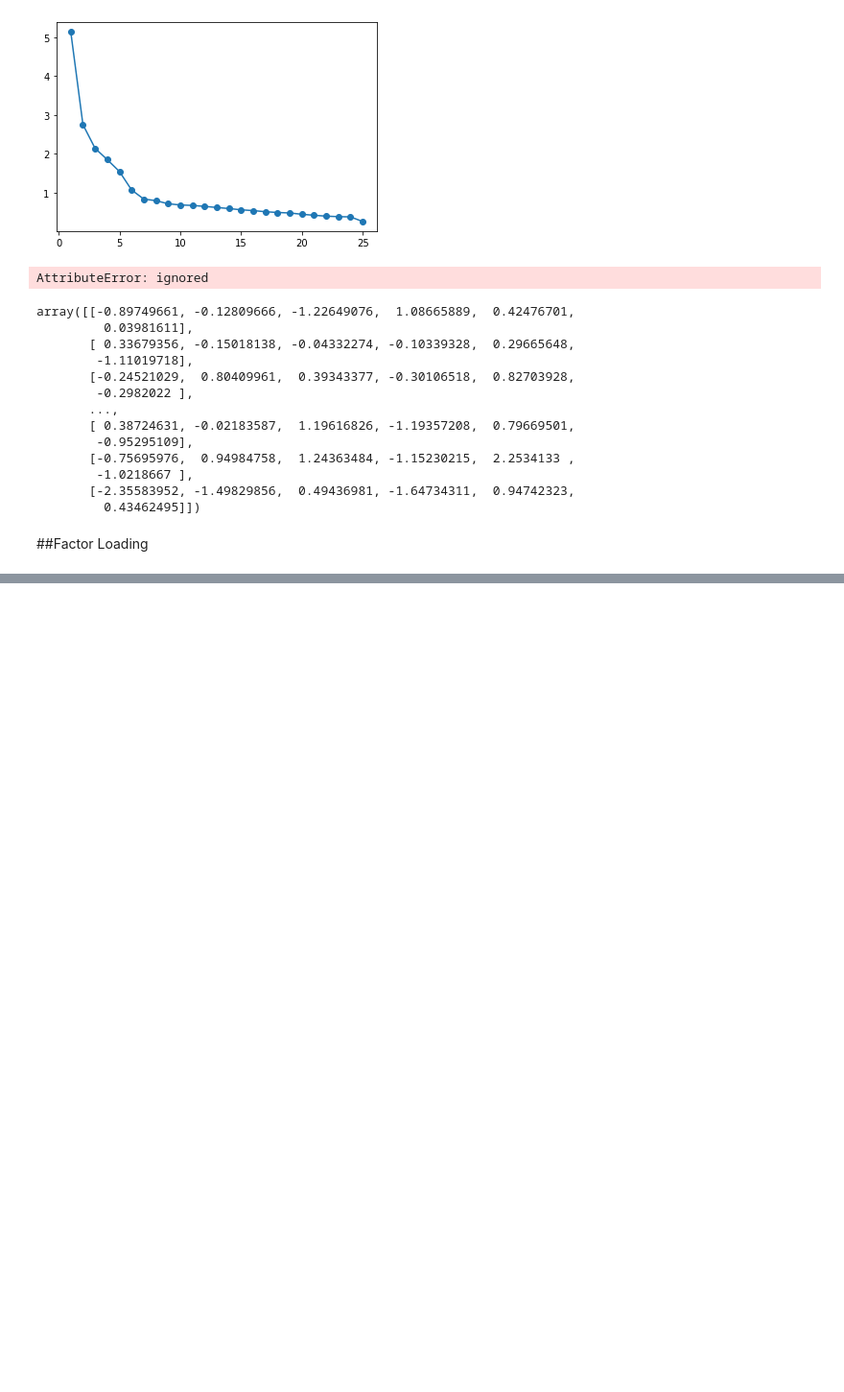
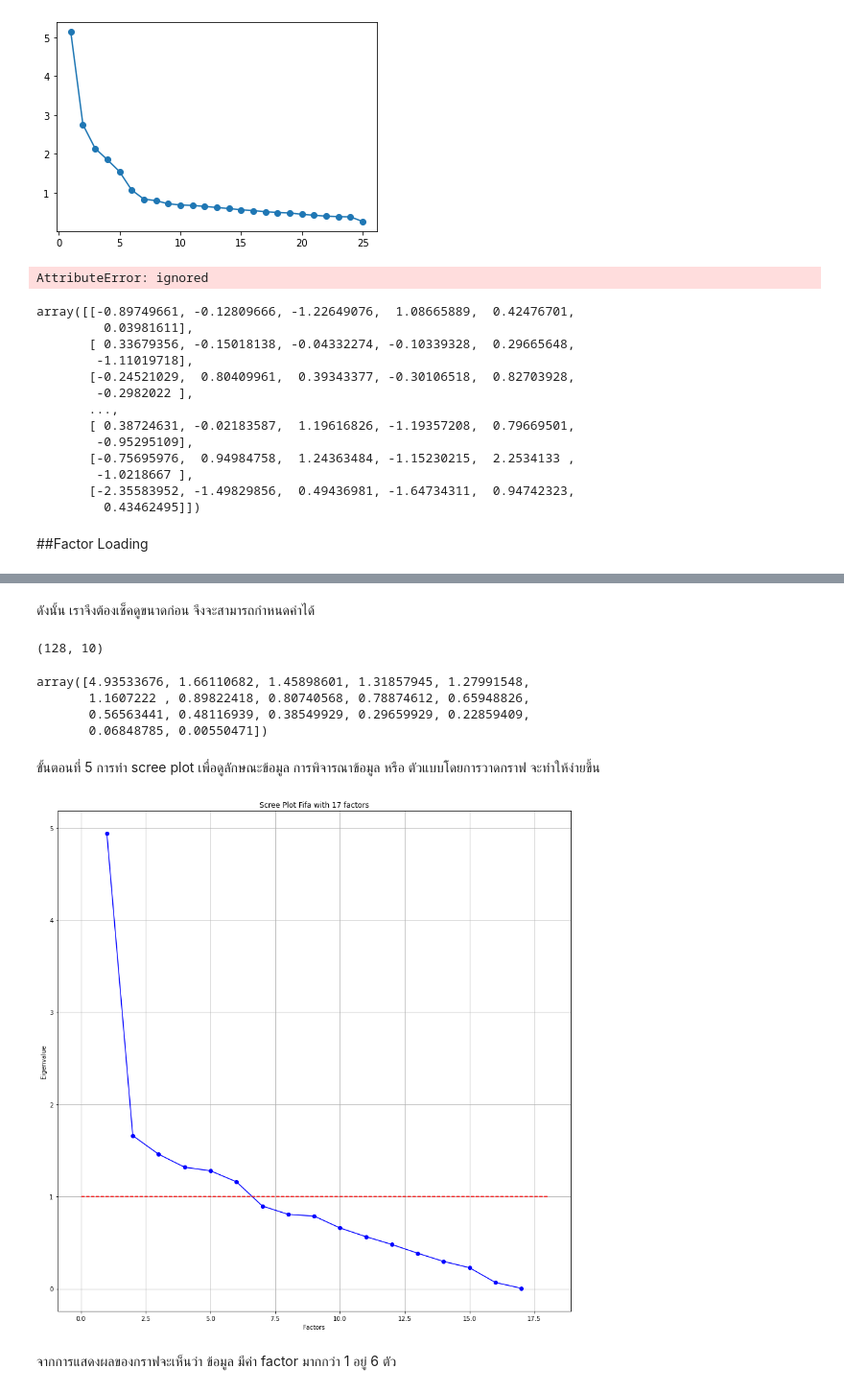
Before and after one commit to 623020514-5/multivariate, a Jupyter notebook: Chapter5_Factor_Analysis.ipynb, the cells around one changed output, grey strips where cells are left out. Shown at 96% size. Cells and saved outputs as stored; diff of their text form; code cells hidden in the pictures; blank space fills up the shorter version.

```diff
--- a/Chapter5_Factor_Analysis.ipynb
+++ b/Chapter5_Factor_Analysis.ipynb
@@ -234,0 +276,3 @@ AttributeError: ignored
+# %%
+exam3 = pd.read_csv('FIFA 2018 Statistics.csv')
+exam3
@@ -234,0 +301,3 @@ AttributeError: ignored
+# %%
+exam3_drop = exam3.iloc[:,3:20] #กำหนดคอลัมน์ที่ต้องการ
+exam3_drop
@@ -234,0 +358,34 @@ AttributeError: ignored
+# %%
+from factor_analyzer import FactorAnalyzer #import data
+exam_fa = FactorAnalyzer(n_factors=10)
+#defind shape or n in how to factor analysis
+data_exam_fa = exam_fa.fit_transform(exam3_drop)
+# %% [markdown]
+ดังนั้น เราจึงต้องเช็คดูขนาดก่อน จึงจะสามารถกำหนดค่าได้
+# %%
+data_exam_fa.shape #check data shape
+# %% [output]
+(128, 10)
+# %%
+ev,v = exam_fa.get_eigenvalues()
+ev
+# %% [output]
+array([4.93533676, 1.66110682, 1.45898601, 1.31857945, 1.27991548,
+       1.1607222 , 0.89822418, 0.80740568, 0.78874612, 0.65948826,
+       0.56563441, 0.48116939, 0.38549929, 0.29659929, 0.22859409,
+       0.06848785, 0.00550471])
+# %% [markdown]
+ขั้นตอนที่ 5 การทำ scree plot
+เพื่อดูลักษณะข้อมูล การพิจารณาข้อมูล หรือ ตัวแบบโดยการวาดกราฟ จะทำให้ง่ายขึ้น
+# %%
+plt.plot(range(1,exam3_drop.shape[1]+1),ev,'bo-')
+plt.plot([0,exam3_drop.shape[1]+1],[1,1],'r--')
+plt.title('Scree Plot Fifa with 17 factors')
+plt.xlabel('Factors')
+plt.ylabel('Eigenvalue')
+plt.grid()
+plt.show()
+# %% [output]
+[figure, added]
+# %% [markdown]
+จากการแสดงผลของกราฟจะเห็นว่า ข้อมูล มีค่า factor มากกว่า 1 อยู่ 6 ตัว
```
Also changed, not shown: parts of 30 cells of this notebook.
